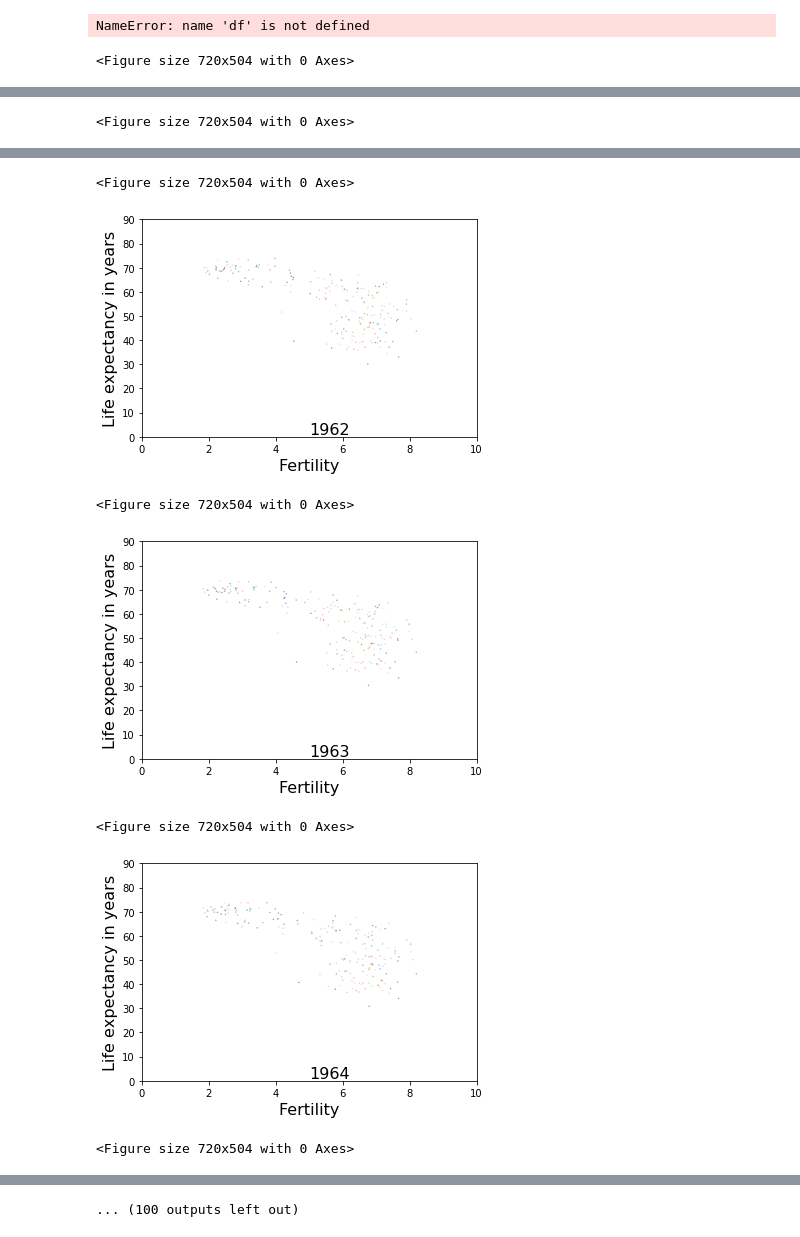
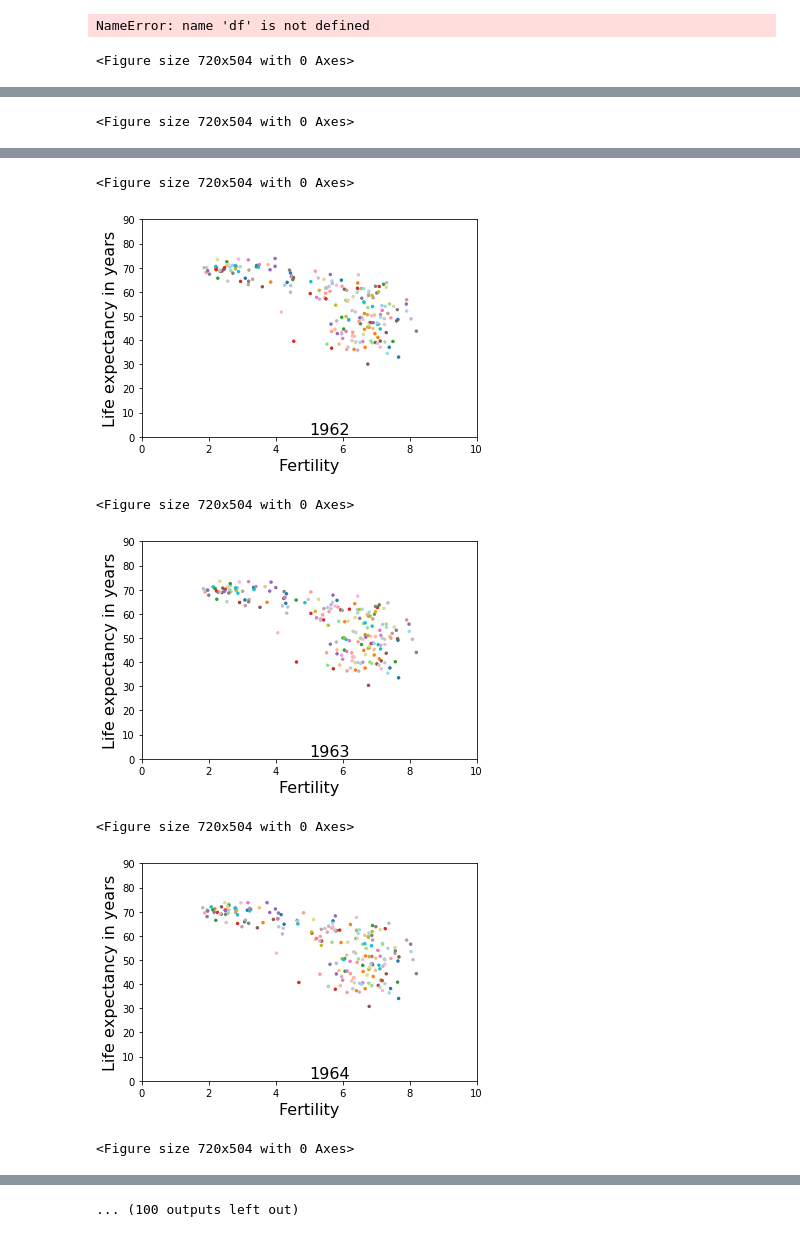
Before and after one commit to iremnasir/bootcamp_progress, a Jupyter notebook: Week_01/Day_4/Project_Work.ipynb, the cells around one changed output, grey strips where cells are left out. Cells and saved outputs as stored; diff of their text form; code cells hidden in the pictures.

Commit message:
Figure stylistics changed

```diff
--- a/Week_01/Day_4/Project_Work.ipynb
+++ b/Week_01/Day_4/Project_Work.ipynb
@@ -254,7 +254,7 @@ for year in year_array:
     df6 = df6[year]
     df6 = df6.unstack(1)
     cmap = plt.get_cmap('tab20', lut = len(df6)).colors
-    df6.plot.scatter('fertility', 'life_expectancy', s=0.1, c=cmap)
+    df6.plot.scatter('fertility', 'life_expectancy', s=6, c=cmap)
     plt.text(5,1,year, fontsize = 16)
     plt.xlabel('Fertility', fontsize = '16')
     plt.ylabel('Life expectancy in years', fontsize = '16')
@@ -268,7 +268,7 @@ for year in year_array:
 <Figure size 720x504 with 0 Axes>
-[figure, old version]
+[figure, new version]
 <Figure size 720x504 with 0 Axes>
-[figure, old version]
+[figure, new version]
 <Figure size 720x504 with 0 Axes>
-[figure, old version]
+[figure, new version]
 <Figure size 720x504 with 0 Axes>
```
Also changed, not shown: parts of 1 cell of this notebook, 57 other files.
